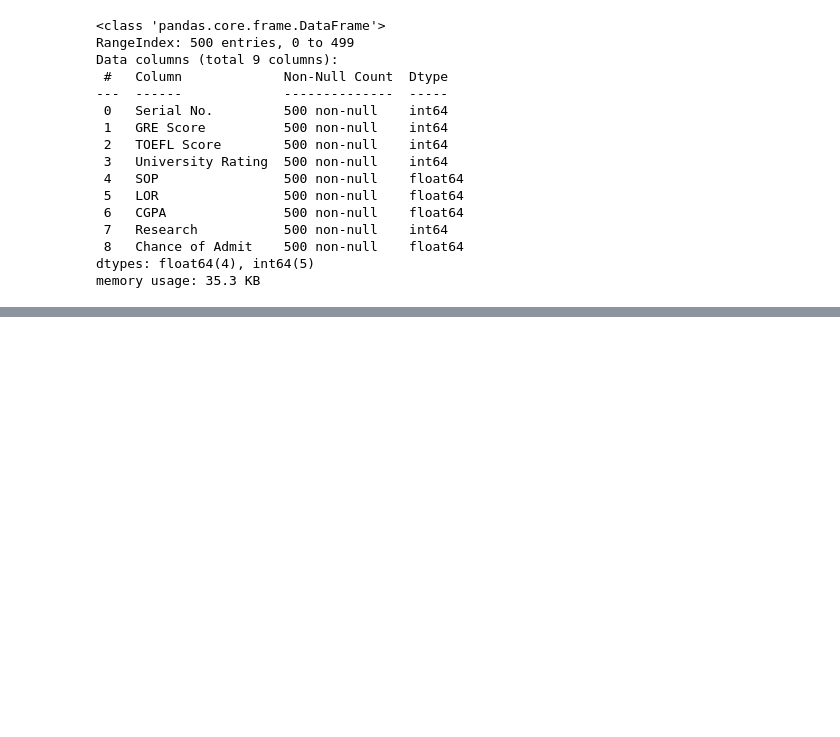
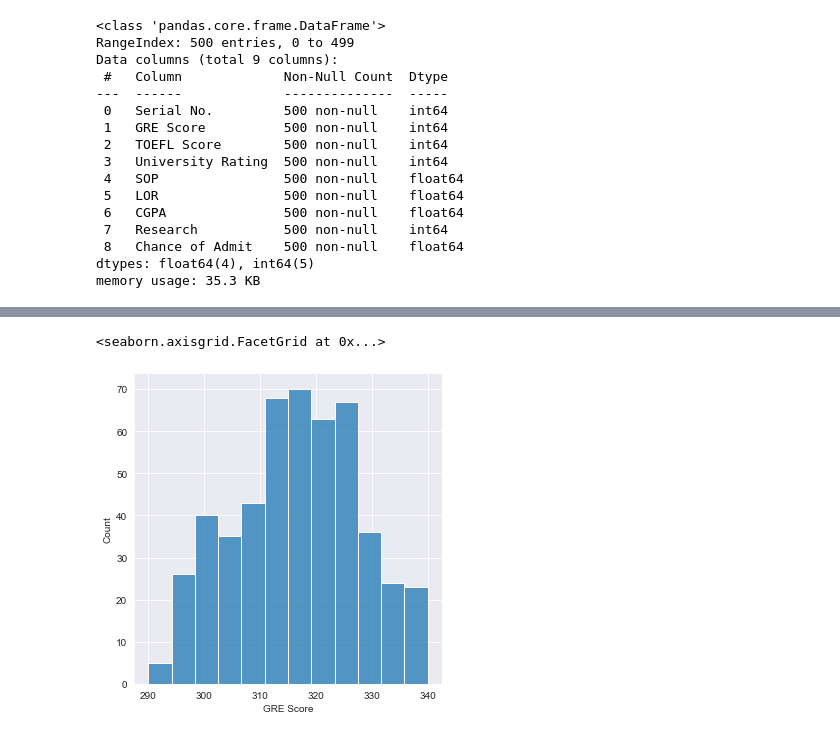
Before and after one commit to VictorUmunna/Admission-Prediction, a Jupyter notebook: Admission_Prediction.ipynb, the cells around one changed output, grey strips where cells are left out. Saved outputs shown, nothing was run; the diff lists cells and outputs as text; code cells hidden in the pictures; blank space fills up the shorter version.

```diff
--- a/Admission_Prediction.ipynb
+++ b/Admission_Prediction.ipynb
@@ -57,0 +88,5 @@ ValueError: Length of list vectors must match length of `data` when both are use
+# %%
+sns.displot(data=df, x="GRE Score")
+# %% [output]
+<seaborn.axisgrid.FacetGrid at 0x...>
+[figure, added]
```
Also changed, not shown: parts of 7 cells of this notebook.
